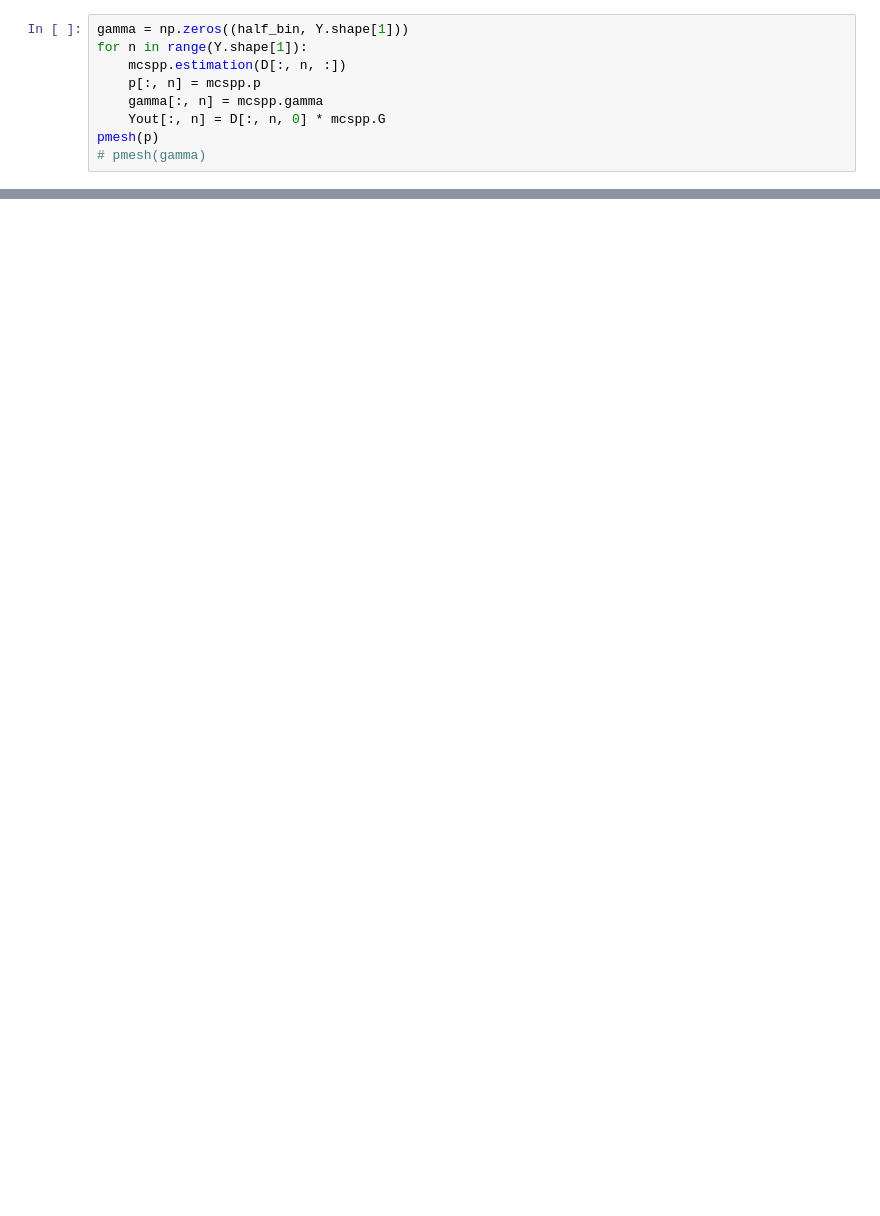
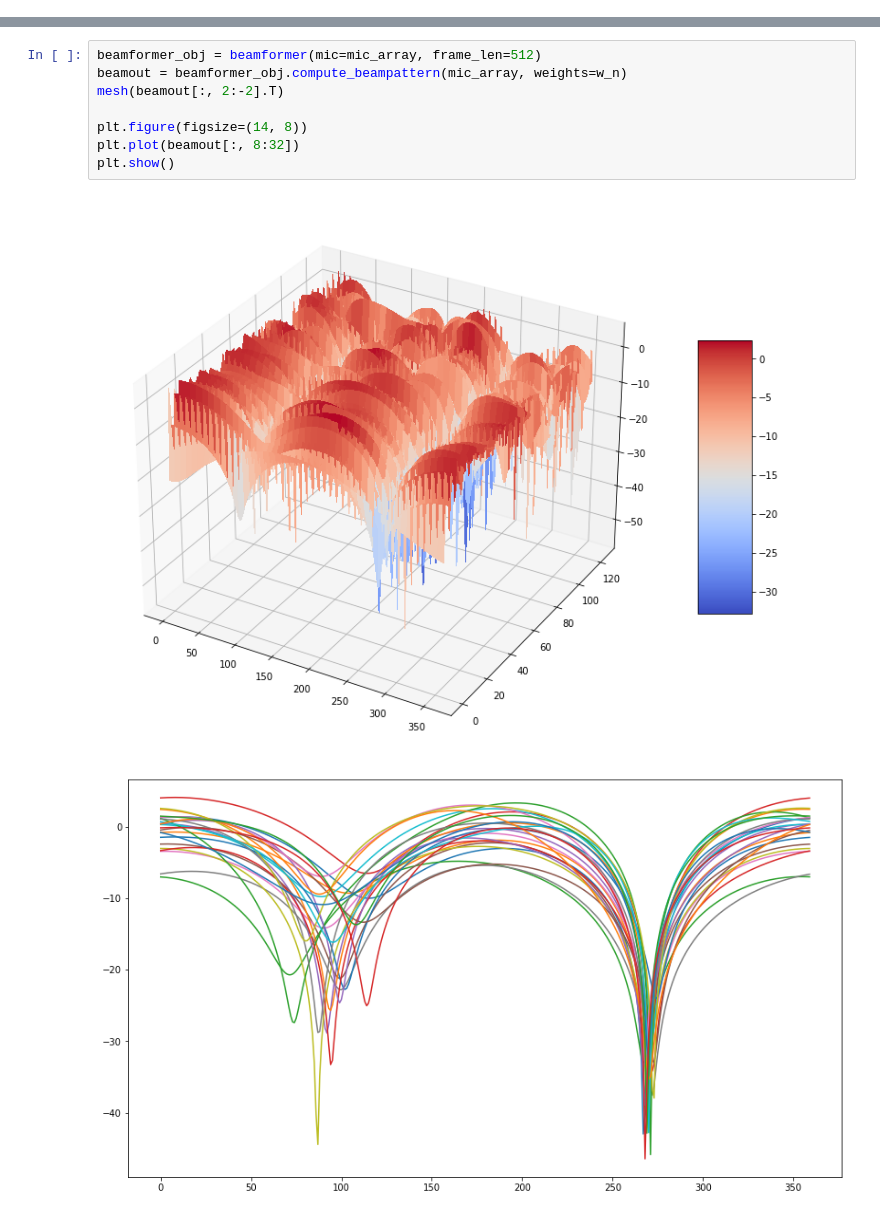
Before and after one commit to wangwei2009/DistantSpeech, a Jupyter notebook: example/mcspp.ipynb, the cells around one changed output, grey strips where cells are left out. Cells and saved outputs as stored; diff of their text form; blank space fills up the shorter version.

Commit message:
1. add mcspp demo ipynb

```diff
--- a/example/mcspp.ipynb
+++ b/example/mcspp.ipynb
@@ -485,9 +126,0 @@ pmesh(librosa.power_to_db(np.abs(Yout)+0.063))
-# %%
-gamma = np.zeros((half_bin, Y.shape[1]))
-for n in range(Y.shape[1]):
-    mcspp.estimation(D[:, n, :])
-    p[:, n] = mcspp.p
-    gamma[:, n] = mcspp.gamma
-    Yout[:, n] = D[:, n, 0] * mcspp.G
-pmesh(p)
-# pmesh(gamma)
@@ -495,0 +168,11 @@ pmesh(p)
+# %%
+beamformer_obj = beamformer(mic=mic_array, frame_len=512)
+beamout = beamformer_obj.compute_beampattern(mic_array, weights=w_n)
+mesh(beamout[:, 2:-2].T)
+
+plt.figure(figsize=(14, 8))
+plt.plot(beamout[:, 8:32])
+plt.show()
+# %% [output]
+[figure, added]
+[figure, added]
```
Also changed, not shown: parts of 12 cells of this notebook.
